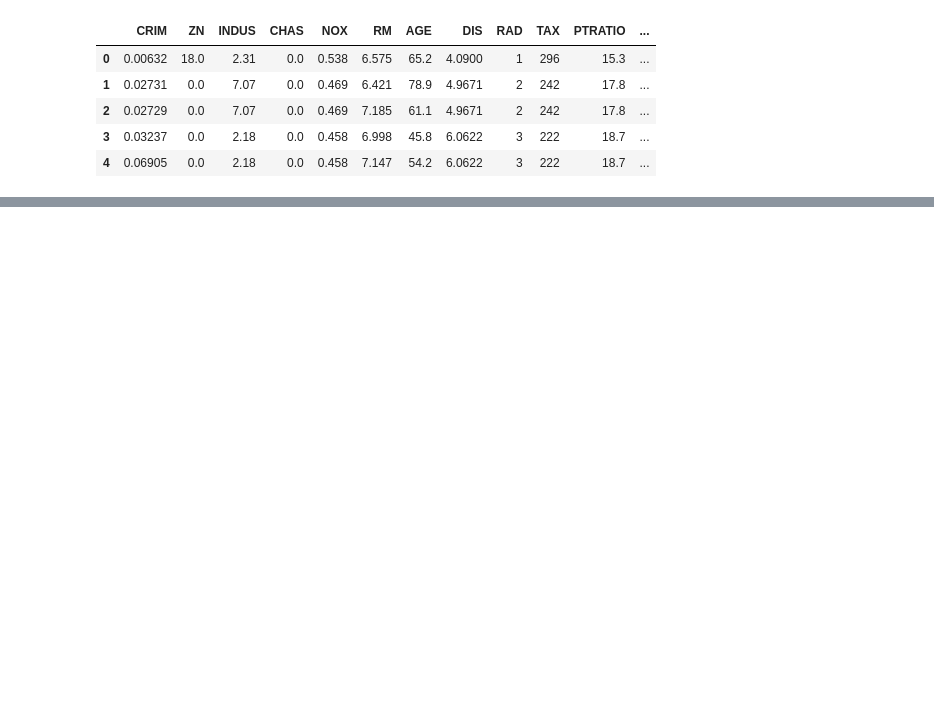
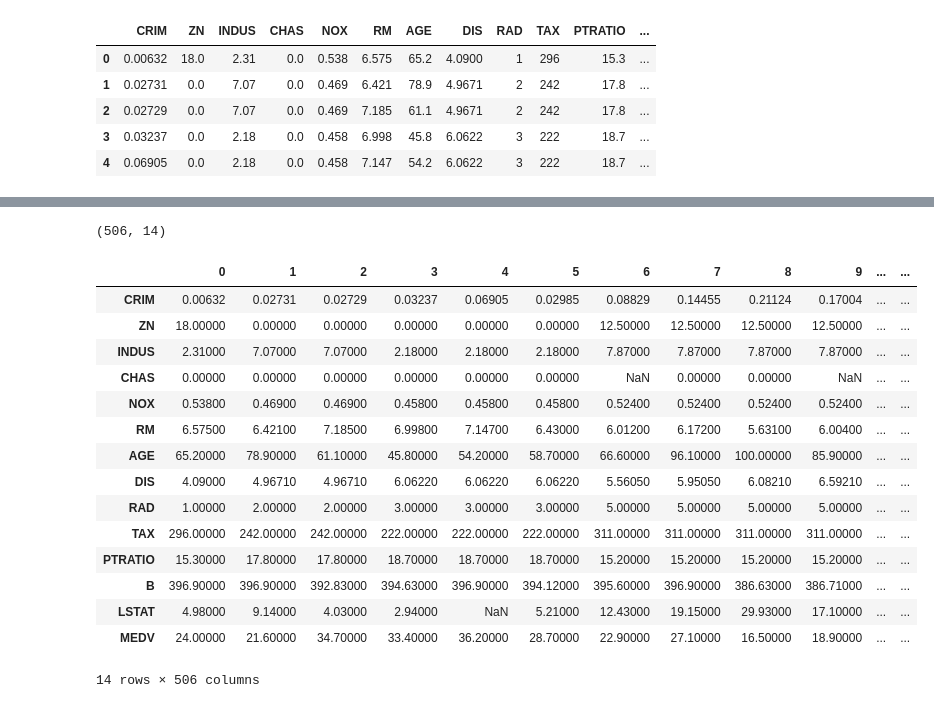
Before and after one commit to CristianVeloz0501/DMC, a Jupyter notebook: Housing_1.ipynb, the cells around one changed output, grey strips where cells are left out. Drawn from its saved outputs; the diff is of its cells as text; code cells hidden in the pictures; blank space fills up the shorter version.

```diff
--- a/Housing_1.ipynb
+++ b/Housing_1.ipynb
@@ -35,0 +73,25 @@ Data.sample(5)
+# %%
+Data.shape
+# %% [output]
+(506, 14)
+# %%
+DataT=Data.transpose()
+# %%
+DataT
+# %% [output]
+|  | 0 | 1 | 2 | 3 | 4 | 5 | 6 | 7 | 8 | 9 | ... | ... |
+| CRIM | 0.00632 | 0.02731 | 0.02729 | 0.03237 | 0.06905 | 0.02985 | 0.08829 | 0.14455 | 0.21124 | 0.17004 | ... | ... |
+| ZN | 18.00000 | 0.00000 | 0.00000 | 0.00000 | 0.00000 | 0.00000 | 12.50000 | 12.50000 | 12.50000 | 12.50000 | ... | ... |
+| INDUS | 2.31000 | 7.07000 | 7.07000 | 2.18000 | 2.18000 | 2.18000 | 7.87000 | 7.87000 | 7.87000 | 7.87000 | ... | ... |
+| CHAS | 0.00000 | 0.00000 | 0.00000 | 0.00000 | 0.00000 | 0.00000 | NaN | 0.00000 | 0.00000 | NaN | ... | ... |
+| NOX | 0.53800 | 0.46900 | 0.46900 | 0.45800 | 0.45800 | 0.45800 | 0.52400 | 0.52400 | 0.52400 | 0.52400 | ... | ... |
+| RM | 6.57500 | 6.42100 | 7.18500 | 6.99800 | 7.14700 | 6.43000 | 6.01200 | 6.17200 | 5.63100 | 6.00400 | ... | ... |
+| AGE | 65.20000 | 78.90000 | 61.10000 | 45.80000 | 54.20000 | 58.70000 | 66.60000 | 96.10000 | 100.00000 | 85.90000 | ... | ... |
+| DIS | 4.09000 | 4.96710 | 4.96710 | 6.06220 | 6.06220 | 6.06220 | 5.56050 | 5.95050 | 6.08210 | 6.59210 | ... | ... |
+| RAD | 1.00000 | 2.00000 | 2.00000 | 3.00000 | 3.00000 | 3.00000 | 5.00000 | 5.00000 | 5.00000 | 5.00000 | ... | ... |
+| TAX | 296.00000 | 242.00000 | 242.00000 | 222.00000 | 222.00000 | 222.00000 | 311.00000 | 311.00000 | 311.00000 | 311.00000 | ... | ... |
+| PTRATIO | 15.30000 | 17.80000 | 17.80000 | 18.70000 | 18.70000 | 18.70000 | 15.20000 | 15.20000 | 15.20000 | 15.20000 | ... | ... |
+| B | 396.90000 | 396.90000 | 392.83000 | 394.63000 | 396.90000 | 394.12000 | 395.60000 | 396.90000 | 386.63000 | 386.71000 | ... | ... |
+| LSTAT | 4.98000 | 9.14000 | 4.03000 | 2.94000 | NaN | 5.21000 | 12.43000 | 19.15000 | 29.93000 | 17.10000 | ... | ... |
+| MEDV | 24.00000 | 21.60000 | 34.70000 | 33.40000 | 36.20000 | 28.70000 | 22.90000 | 27.10000 | 16.50000 | 18.90000 | ... | ... |
+14 rows × 506 columns
```
Also changed, not shown: parts of 10 cells of this notebook.
